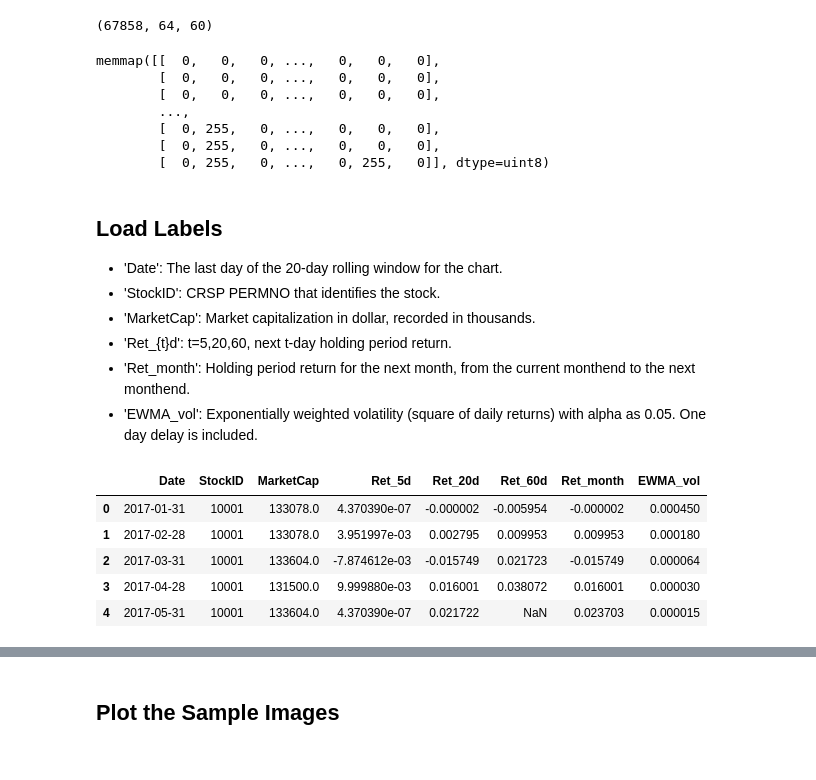
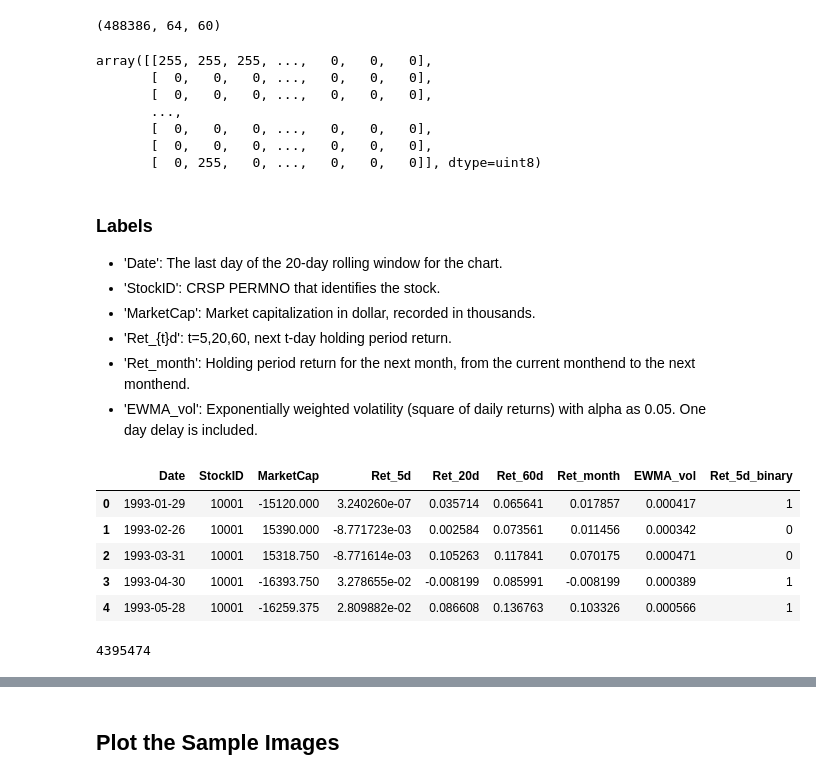
Before and after one commit to nnagarajan/FA690, a Jupyter notebook: project 1/stock_cnn.ipynb, the cells around one changed output, grey strips where cells are left out. Saved outputs shown, nothing was run; the diff lists cells and outputs as text; code cells hidden in the pictures.

```diff
--- a/project 1/stock_cnn.ipynb
+++ b/project 1/stock_cnn.ipynb
@@ -28,5 +44,0 @@ Sample Period: 1993 to 2019
-# %%
-# Load images in 2017
-year = 2017
-images = np.memmap(op.join(img_path, f"20d_month_has_vb_[20]_ma_{year}_images.dat"), dtype=np.uint8, mode='r').reshape(
-                        (-1, IMAGE_HEIGHT[20], IMAGE_WIDTH[20]))
@@ -33,17 +86,17 @@ images = np.memmap(op.join(img_path, f"20d_month_has_vb_[20]_ma_{year}_images.da
 # %%
-print(images.shape) # print the size of the image data
-images[0] # print an example image
+print(np_images.shape) # print the size of the image data
+np_images[0]
 # %% [output]
-(67858, 64, 60)
+(488386, 64, 60)
-memmap([[  0,   0,   0, ...,   0,   0,   0],
-        [  0,   0,   0, ...,   0,   0,   0],
-        [  0,   0,   0, ...,   0,   0,   0],
-        ...,
-        [  0, 255,   0, ...,   0,   0,   0],
-        [  0, 255,   0, ...,   0,   0,   0],
-        [  0, 255,   0, ...,   0, 255,   0]], dtype=uint8)
+array([[255, 255, 255, ...,   0,   0,   0],
+       [  0,   0,   0, ...,   0,   0,   0],
+       [  0,   0,   0, ...,   0,   0,   0],
+       ...,
+       [  0,   0,   0, ...,   0,   0,   0],
+       [  0,   0,   0, ...,   0,   0,   0],
+       [  0, 255,   0, ...,   0,   0,   0]], dtype=uint8)
 # %% [markdown]
-## Load Labels
+### Labels
 
 - 'Date': The last day of the 20-day rolling window for the chart.
 - 'StockID': CRSP PERMNO that identifies the stock.
@@ -51,13 +104,3 @@ memmap([[  0,   0,   0, ...,   0,   0,   0],
 - 'Ret_{t}d': t=5,20,60, next t-day holding period return.
 - 'Ret_month': Holding period return for the next month, from the current monthend to the next monthend.
 - 'EWMA_vol': Exponentially weighted volatility (square of daily returns) with alpha as 0.05. One day delay is included.
-# %%
-label_df = pd.read_feather(op.join(img_path, f"20d_month_has_vb_[20]_ma_{year}_labels_w_delay.feather"))
-label_df.head()
-# %% [output]
-|  | Date | StockID | MarketCap | Ret_5d | Ret_20d | Ret_60d | Ret_month | EWMA_vol |
-| 0 | 2017-01-31 | 10001 | 133078.0 | 4.370390e-07 | -0.000002 | -0.005954 | -0.000002 | 0.000450 |
-| 1 | 2017-02-28 | 10001 | 133078.0 | 3.951997e-03 | 0.002795 | 0.009953 | 0.009953 | 0.000180 |
-| 2 | 2017-03-31 | 10001 | 133604.0 | -7.874612e-03 | -0.015749 | 0.021723 | -0.015749 | 0.000064 |
-| 3 | 2017-04-28 | 10001 | 131500.0 | 9.999880e-03 | 0.016001 | 0.038072 | 0.016001 | 0.000030 |
-| 4 | 2017-05-31 | 10001 | 133604.0 | 4.370390e-07 | 0.021722 | NaN | 0.023703 | 0.000015 |
@@ -67 +107,14 @@ label_df['Ret_5d_binary'] = (label_df['Ret_5d'] > 0).astype(int)
+# %%
+all_label_df.head()
+# %% [output]
+|  | Date | StockID | MarketCap | Ret_5d | Ret_20d | Ret_60d | Ret_month | EWMA_vol | Ret_5d_binary |
+| 0 | 1993-01-29 | 10001 | -15120.000 | 3.240260e-07 | 0.035714 | 0.065641 | 0.017857 | 0.000417 | 1 |
+| 1 | 1993-02-26 | 10001 | 15390.000 | -8.771723e-03 | 0.002584 | 0.073561 | 0.011456 | 0.000342 | 0 |
+| 2 | 1993-03-31 | 10001 | 15318.750 | -8.771614e-03 | 0.105263 | 0.117841 | 0.070175 | 0.000471 | 0 |
+| 3 | 1993-04-30 | 10001 | -16393.750 | 3.278655e-02 | -0.008199 | 0.085991 | -0.008199 | 0.000389 | 1 |
+| 4 | 1993-05-28 | 10001 | -16259.375 | 2.809882e-02 | 0.086608 | 0.136763 | 0.103326 | 0.000566 | 1 |
+# %%
+all_label_df.size
+# %% [output]
+4395474
 # %%
```
Also changed, not shown: parts of 25 cells of this notebook.
